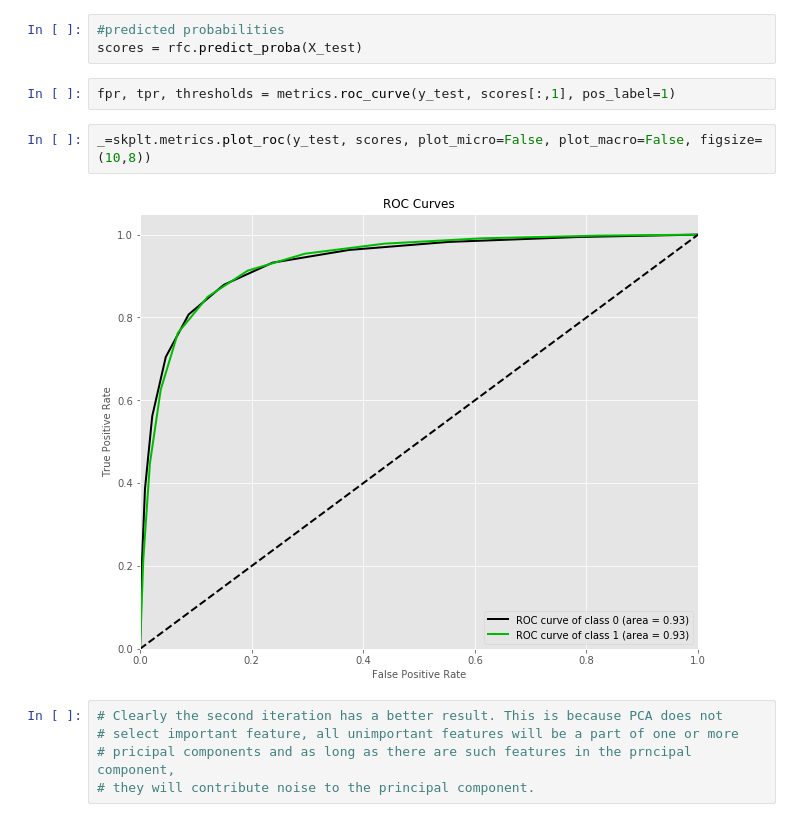
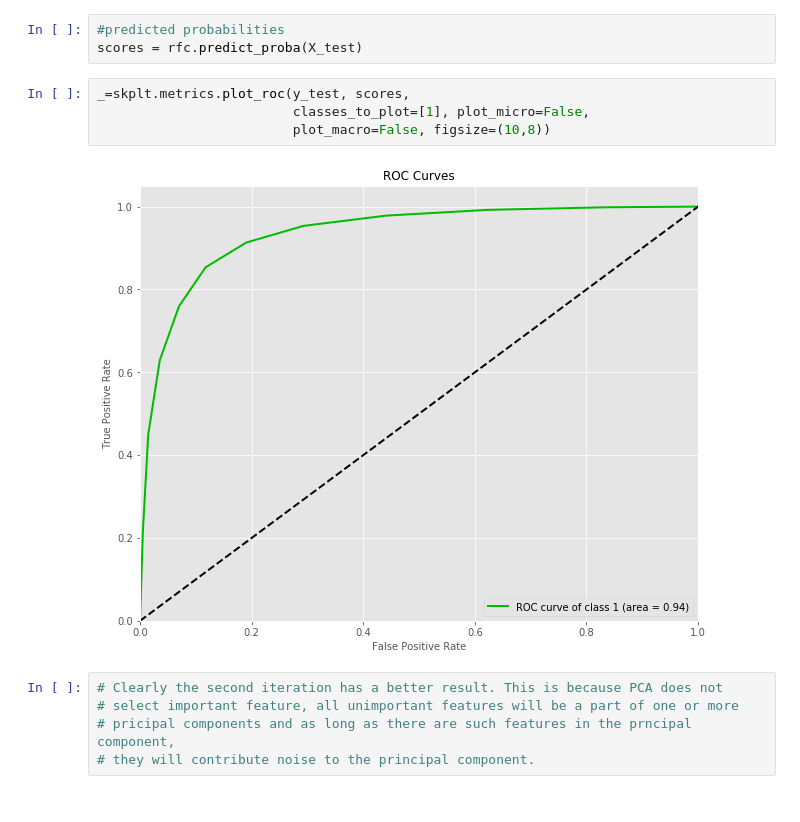
Before and after one commit to Chibuzor44/classification, a Jupyter notebook: classification.ipynb, the cells around one changed output. Saved outputs shown, nothing was run; the diff lists cells and outputs as text.

```diff
--- a/classification.ipynb
+++ b/classification.ipynb
@@ -520,12 +525,12 @@ Precision: 0.88
 # %%
 #predicted probabilities
 scores = rfc.predict_proba(X_test)
-# %%
-fpr, tpr, thresholds = metrics.roc_curve(y_test, scores[:,1], pos_label=1)
 # %%
-_=skplt.metrics.plot_roc(y_test, scores, plot_micro=False, plot_macro=False, figsize=(10,8))
+_=skplt.metrics.plot_roc(y_test, scores,
+                         classes_to_plot=[1], plot_micro=False,
+                         plot_macro=False, figsize=(10,8))
 # %% [output]
-[figure, old version]
+[figure, new version]
 # %%
 # Clearly the second iteration has a better result. This is because PCA does not
 # select important feature, all unimportant features will be a part of one or more
```
Also changed, not shown: parts of 40 cells of this notebook, 1 other file.
